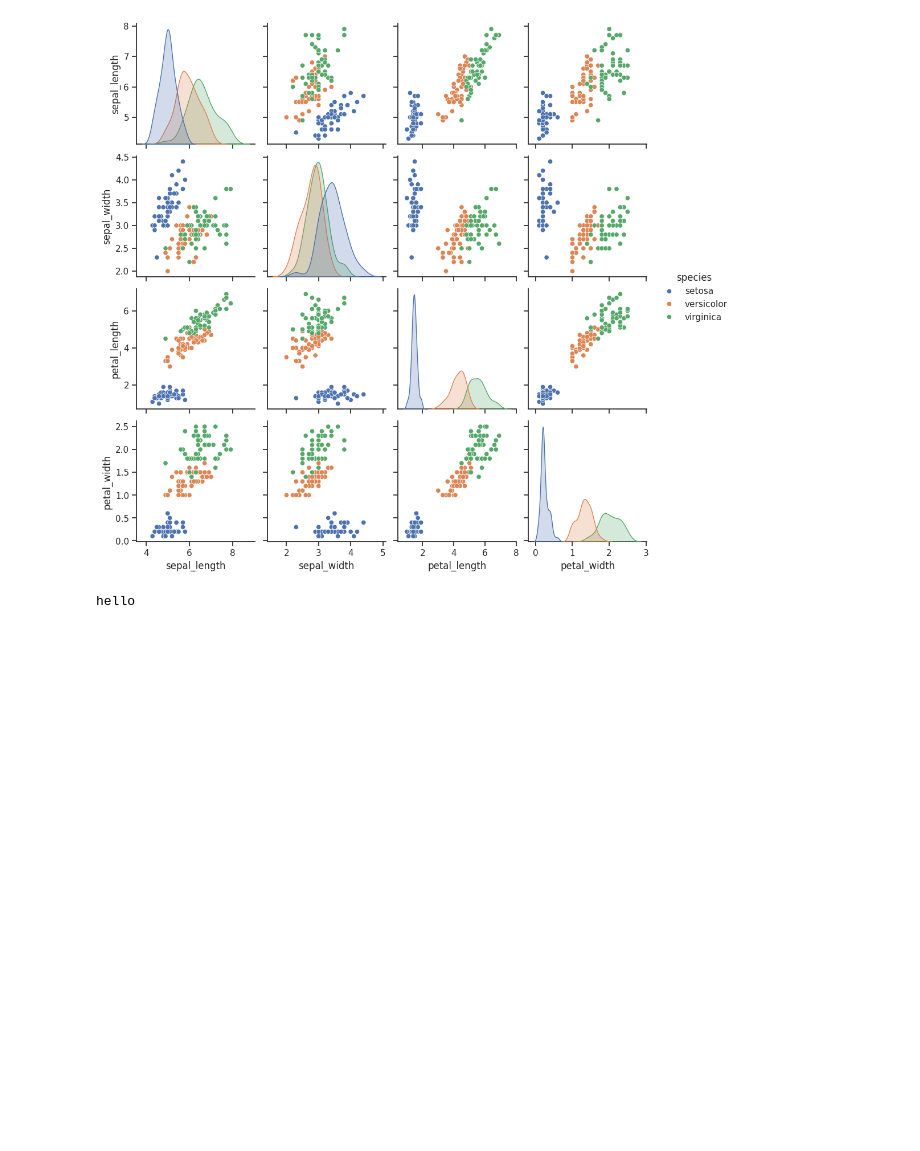
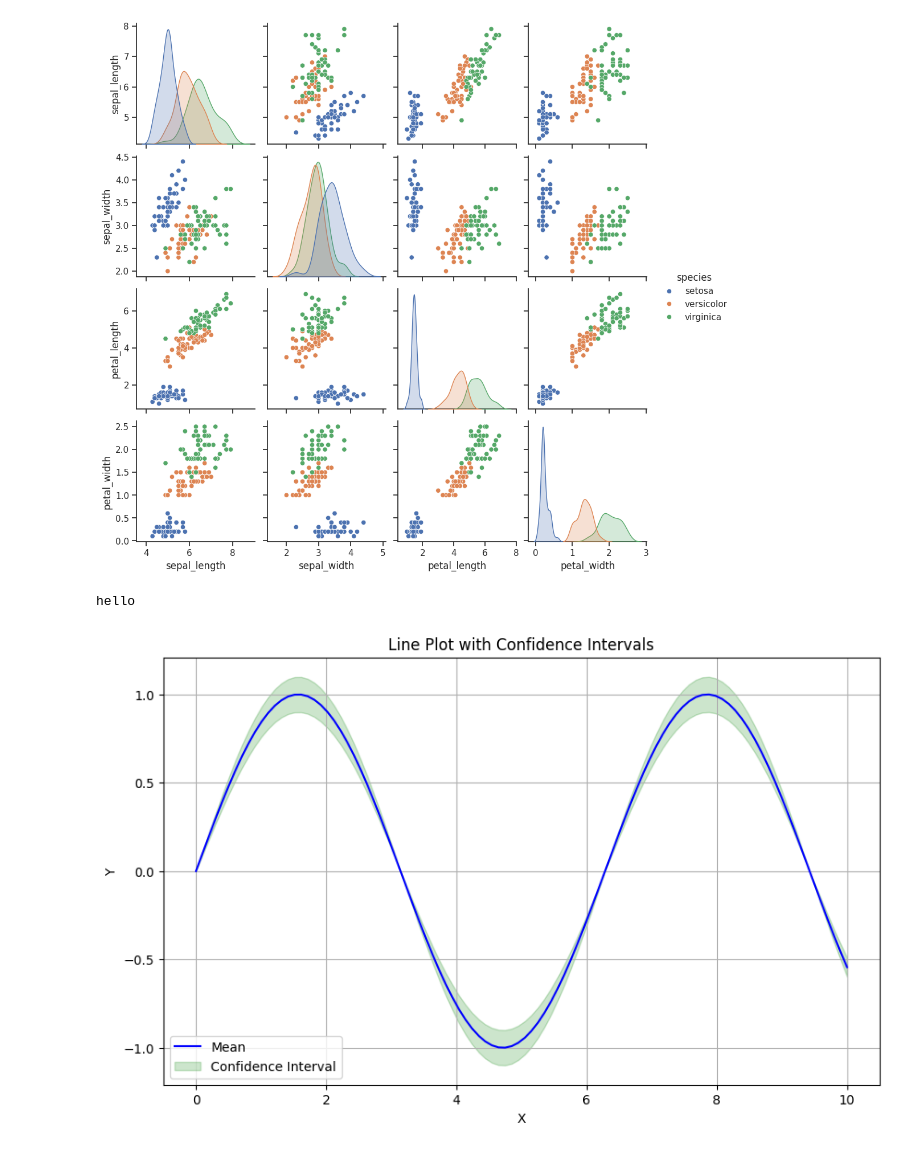
Before and after one commit to guru-680/Demo1, a Jupyter notebook: 5th_sem_AI&ML.ipynb, the cells around one changed output. Saved outputs shown, nothing was run; the diff lists cells and outputs as text; code cells hidden in the pictures; blank space fills up the shorter version.

```diff
--- a/5th_sem_AI&ML.ipynb
+++ b/5th_sem_AI&ML.ipynb
@@ -2104,3 +2104,23 @@ plt.show()
 print("hello")
 # %% [output]
 hello
+# %%
+import matplotlib.pyplot as plt
+import numpy as np
+# Sample data
+x = np.linspace(0, 10, 100)
+y = np.sin(x)
+confidence_interval = 0.1 * np.sin(x)
+# Create a line plot with confidence intervals
+plt.figure(figsize=(10, 6))
+plt.plot(x, y, label='Mean', color='b')
+plt.fill_between(x, y - confidence_interval, y + confidence_interval, alpha=0.2, color='g',
+label='Confidence Interval')
+plt.title('Line Plot with Confidence Intervals')
+plt.xlabel('X')
+plt.ylabel('Y')
+plt.legend()
+plt.grid(True)
+plt.show()
+# %% [output]
+[figure, added]
```
Also changed, not shown: parts of 10 cells of this notebook.
